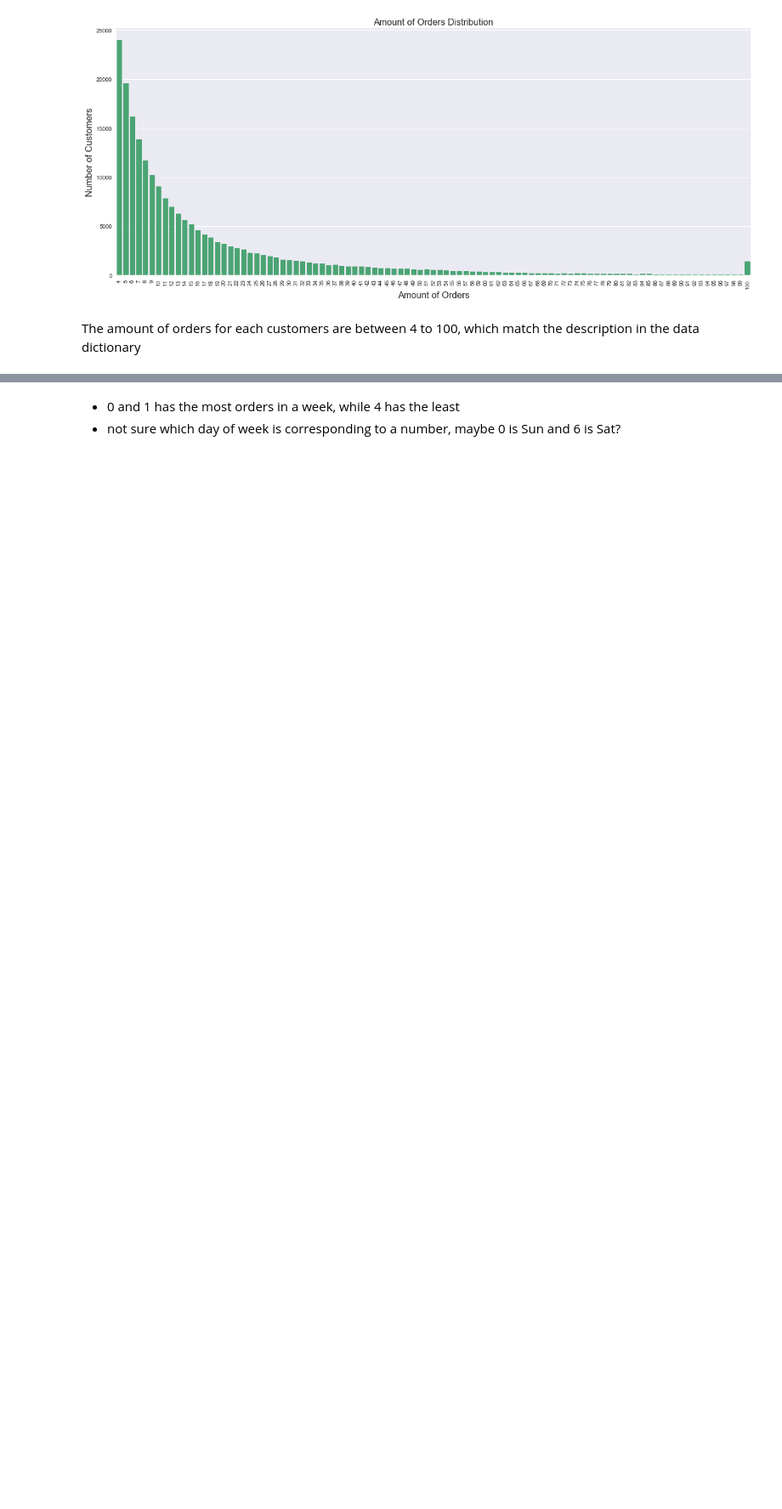
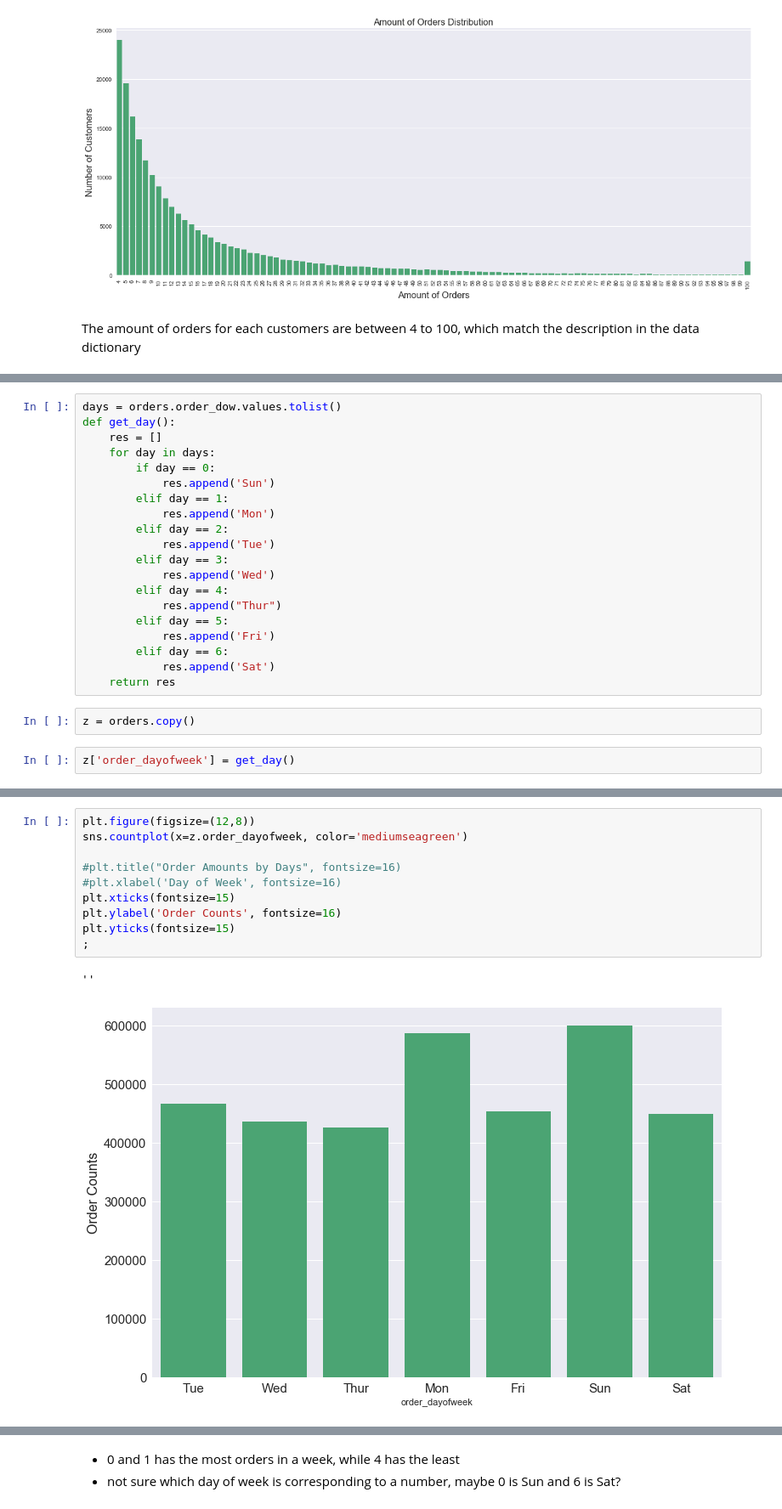
Before and after one commit to khsio/project_kojak, a Jupyter notebook: Project_Kojak_EDA.ipynb, the cells around one changed output, grey strips where cells are left out. Shown: that part at 85% size. Cells and saved outputs as stored; diff of their text form; blank space fills up the shorter version.

```diff
--- a/Project_Kojak_EDA.ipynb
+++ b/Project_Kojak_EDA.ipynb
@@ -209,0 +219,24 @@ The amount of orders for each customers are between 4 to 100, which match the de
+# %%
+days = orders.order_dow.values.tolist()
+def get_day():
+    res = []
+    for day in days:
+        if day == 0:
+            res.append('Sun')
+        elif day == 1:
+            res.append('Mon')
+        elif day == 2:
+            res.append('Tue')
+        elif day == 3:
+            res.append('Wed')
+        elif day == 4:
+            res.append("Thur")
+        elif day == 5:
+            res.append('Fri')
+        elif day == 6:
+            res.append('Sat')
+    return res
+# %%
+z = orders.copy()
+# %%
+z['order_dayofweek'] = get_day()
@@ -210,3 +252,16 @@ The amount of orders for each customers are between 4 to 100, which match the de
+# %%
+plt.figure(figsize=(12,8))
+sns.countplot(x=z.order_dayofweek, color='mediumseagreen')
+
+#plt.title("Order Amounts by Days", fontsize=16)
+#plt.xlabel('Day of Week', fontsize=16)
+plt.xticks(fontsize=15)
+plt.ylabel('Order Counts', fontsize=16)
+plt.yticks(fontsize=15)
+;
+# %% [output]
+''
+[figure, added]
 # %%
 plt.figure(figsize=(12,8))
 sns.countplot(x=orders.order_dow, color='mediumseagreen')
```
Also changed, not shown: parts of 7 cells of this notebook.
